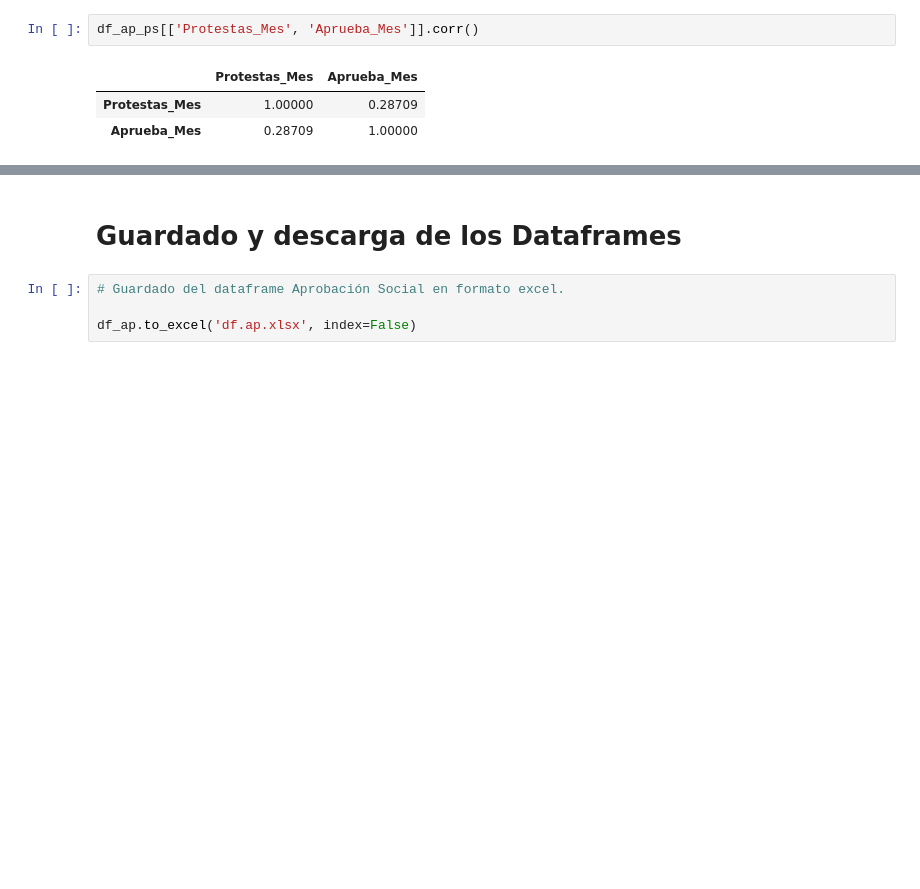
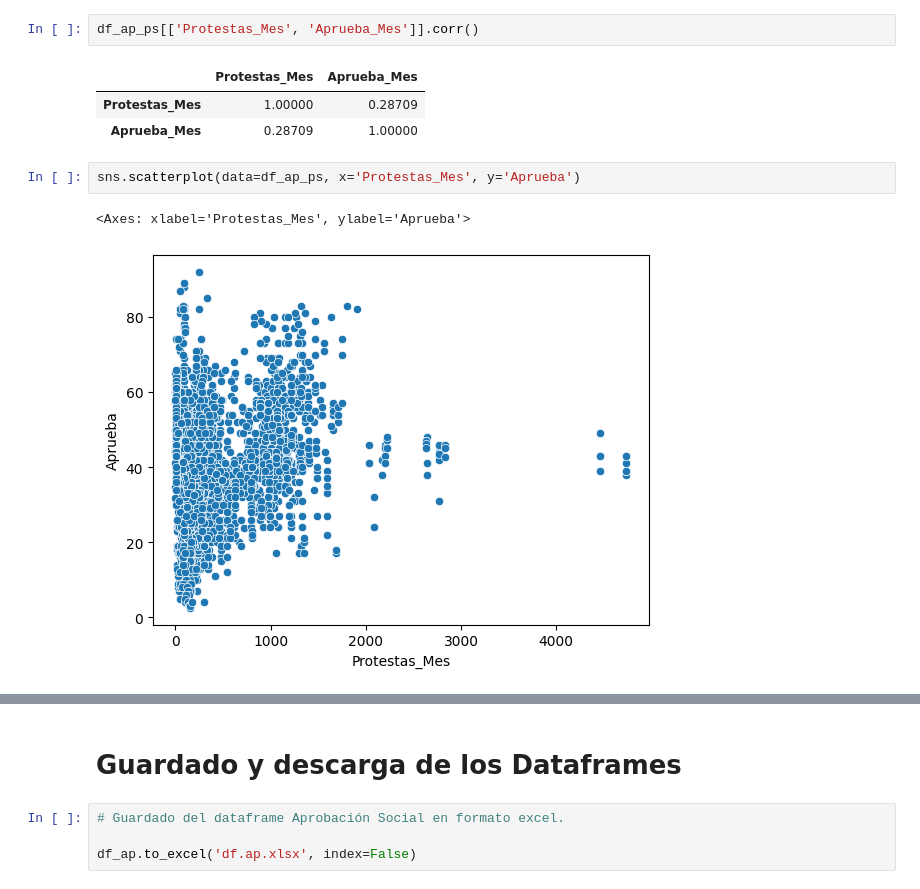
Before and after one commit to Claudio-Ferriz/Proyecto-AP-PS, a Jupyter notebook: Proyecto_AP_PS.ipynb, the cells around one changed output, grey strips where cells are left out. Drawn from its saved outputs; the diff is of its cells as text; blank space fills up the shorter version.

```diff
--- a/Proyecto_AP_PS.ipynb
+++ b/Proyecto_AP_PS.ipynb
@@ -459,3 +543,8 @@ df_ap_ps[['Protestas_Mes', 'Aprueba_Mes']].corr()
 |  | Protestas_Mes | Aprueba_Mes |
 | Protestas_Mes | 1.00000 | 0.28709 |
 | Aprueba_Mes | 0.28709 | 1.00000 |
+# %%
+sns.scatterplot(data=df_ap_ps, x='Protestas_Mes', y='Aprueba')
+# %% [output]
+<Axes: xlabel='Protestas_Mes', ylabel='Aprueba'>
+[figure, added]
```
Also changed, not shown: parts of 3 cells of this notebook.
